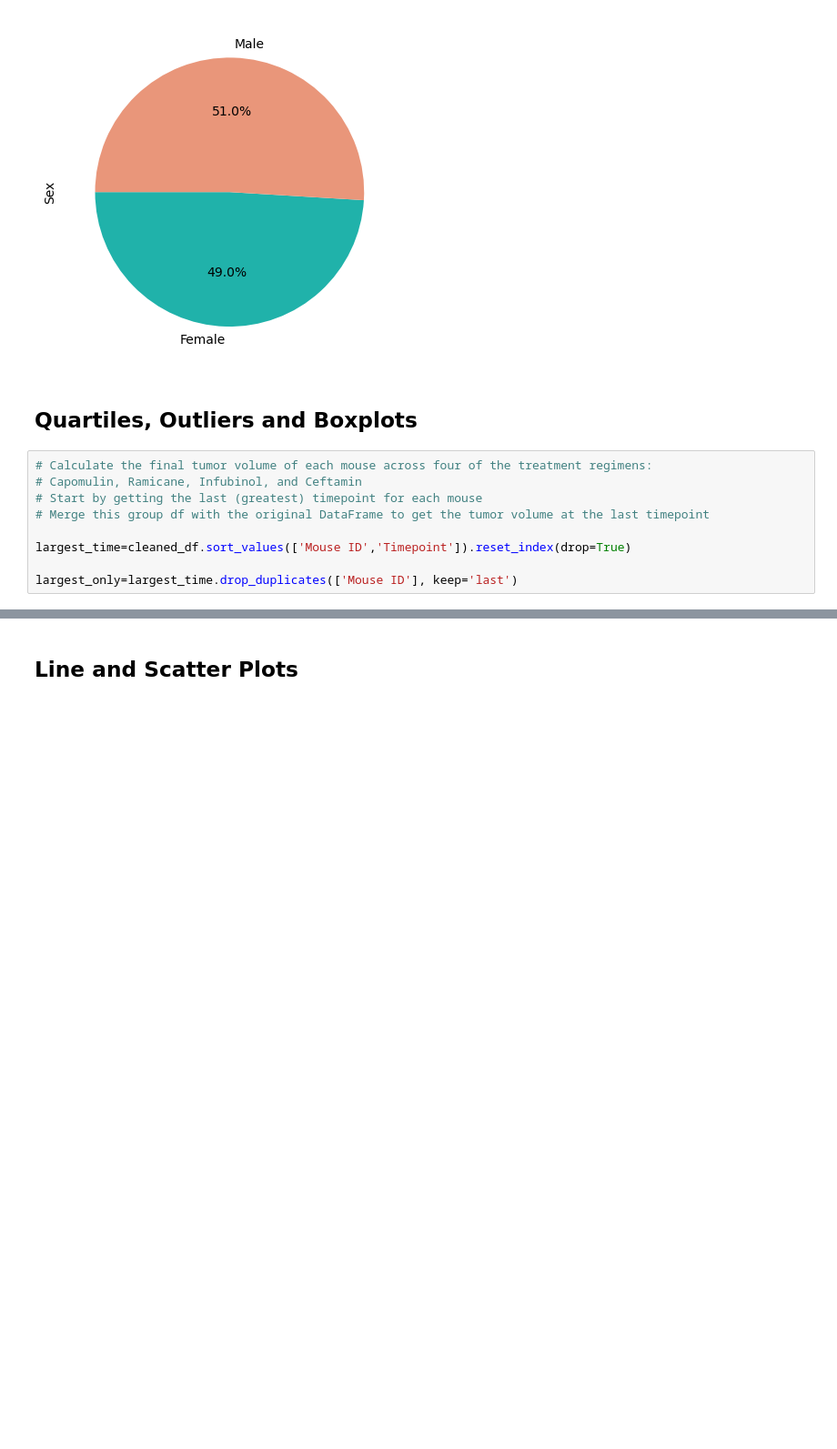
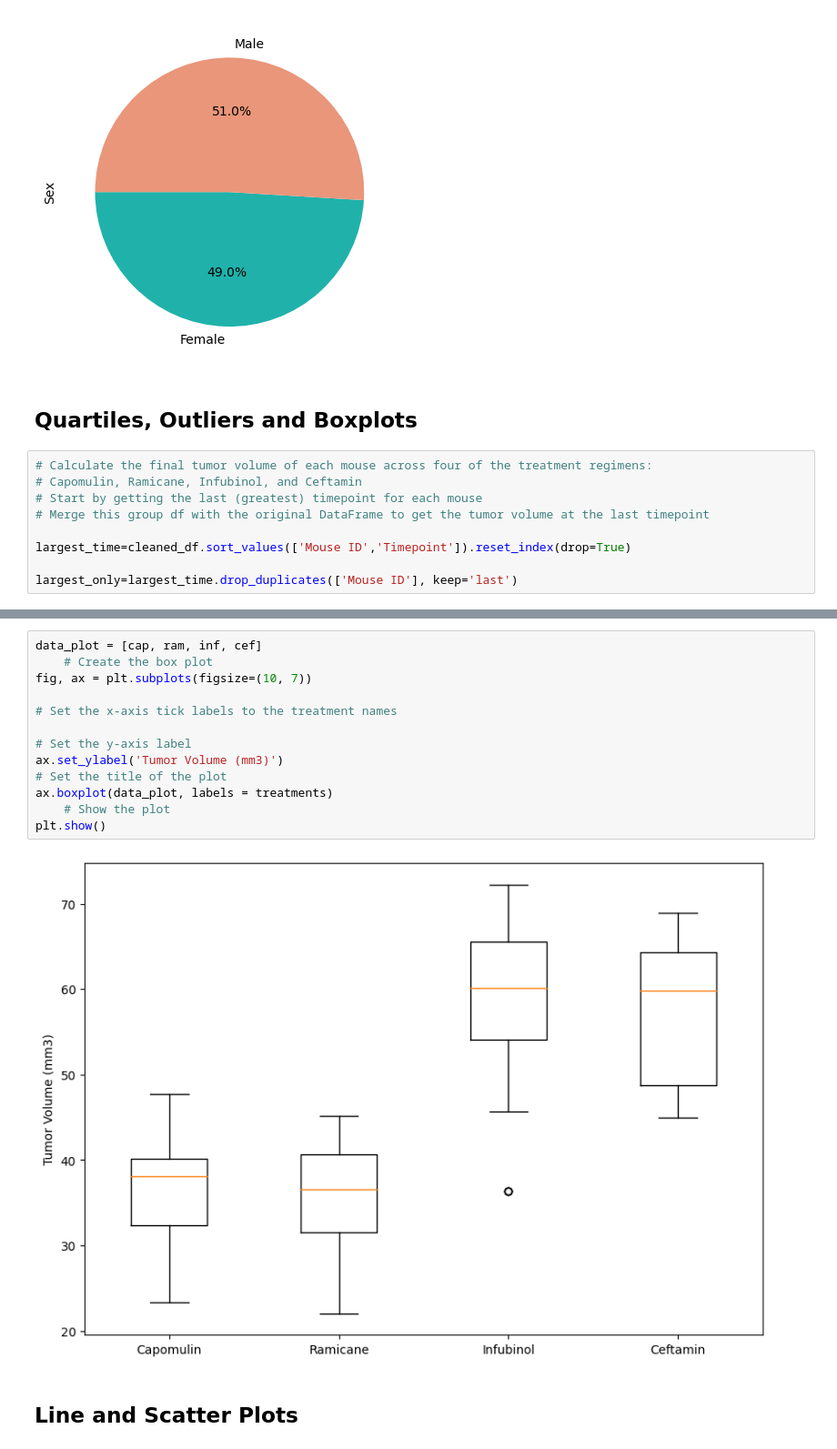
Before and after one commit to ModestGenu/Pymaceuticals-challenge, a Jupyter notebook: challenge 5/Pymaceuticals/pymaceuticals_starter.ipynb, the cells around one changed output, grey strips where cells are left out. Shown at 91% size. Cells and saved outputs as stored; diff of their text form; blank space fills up the shorter version.

```diff
--- a/challenge 5/Pymaceuticals/pymaceuticals_starter.ipynb
+++ b/challenge 5/Pymaceuticals/pymaceuticals_starter.ipynb
@@ -351,2 +267,17 @@ ValueError: setting an array element with a sequence. The requested array has an
+# %%
+data_plot = [cap, ram, inf, cef]
+    # Create the box plot
+fig, ax = plt.subplots(figsize=(10, 7))
+
+# Set the x-axis tick labels to the treatment names
+
+# Set the y-axis label
+ax.set_ylabel('Tumor Volume (mm3)')
+# Set the title of the plot
+ax.boxplot(data_plot, labels = treatments)
+    # Show the plot
+plt.show()
+# %% [output]
+[figure, added]
 # %% [markdown]
 ## Line and Scatter Plots
```
Also changed, not shown: parts of 11 cells of this notebook, 1 other file.
